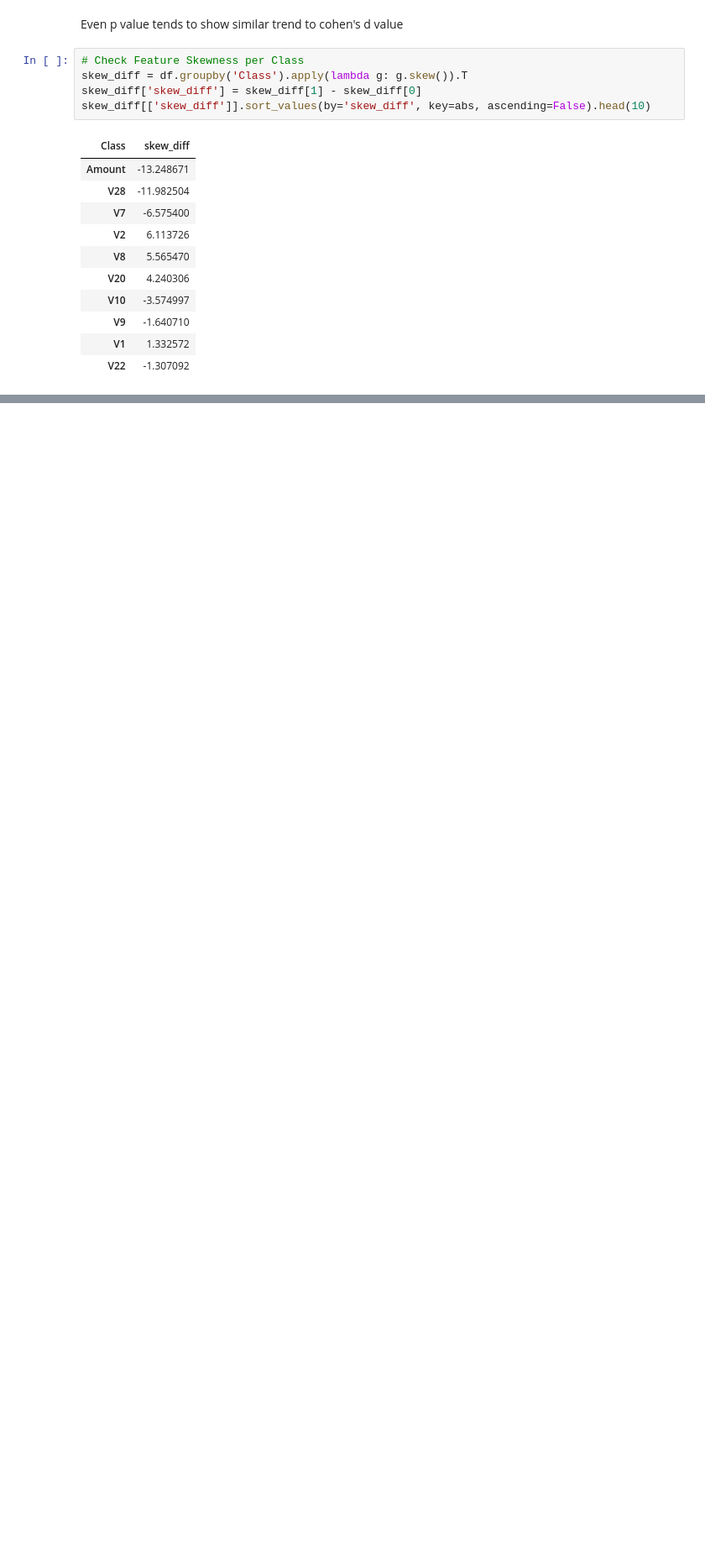
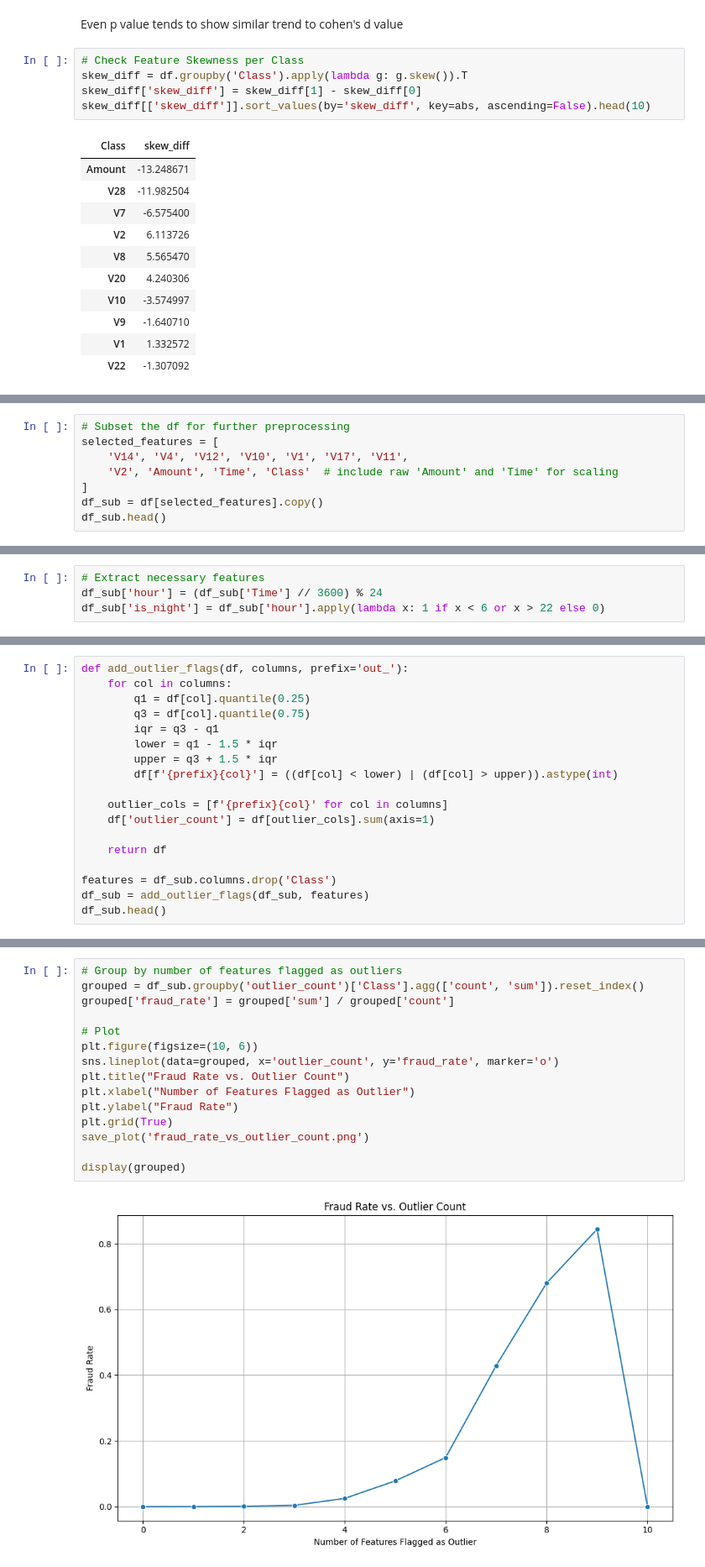
Before and after one commit to stevokwon/aws-fraud-detection, a Jupyter notebook: notebooks/01_eda.ipynb, the cells around one changed output, grey strips where cells are left out. Shown at 84% size. Drawn from its saved outputs; the diff is of its cells as text; blank space fills up the shorter version.

```diff
--- a/notebooks/01_eda.ipynb
+++ b/notebooks/01_eda.ipynb
@@ -340,0 +393,8 @@ skew_diff[['skew_diff']].sort_values(by='skew_diff', key=abs, ascending=False).h
+# %%
+# Subset the df for further preprocessing
+selected_features = [
+    'V14', 'V4', 'V12', 'V10', 'V1', 'V17', 'V11',
+    'V2', 'Amount', 'Time', 'Class'  # include raw 'Amount' and 'Time' for scaling
+]
+df_sub = df[selected_features].copy()
+df_sub.head()
@@ -340,0 +408,4 @@ skew_diff[['skew_diff']].sort_values(by='skew_diff', key=abs, ascending=False).h
+# %%
+# Extract necessary features
+df_sub['hour'] = (df_sub['Time'] // 3600) % 24
+df_sub['is_night'] = df_sub['hour'].apply(lambda x: 1 if x < 6 or x > 22 else 0)
@@ -340,0 +444,18 @@ skew_diff[['skew_diff']].sort_values(by='skew_diff', key=abs, ascending=False).h
+# %%
+def add_outlier_flags(df, columns, prefix='out_'):
+    for col in columns:
+        q1 = df[col].quantile(0.25)
+        q3 = df[col].quantile(0.75)
+        iqr = q3 - q1
+        lower = q1 - 1.5 * iqr
+        upper = q3 + 1.5 * iqr
+        df[f'{prefix}{col}'] = ((df[col] < lower) | (df[col] > upper)).astype(int)
+
+    outlier_cols = [f'{prefix}{col}' for col in columns]
+    df['outlier_count'] = df[outlier_cols].sum(axis=1)
+
+    return df
+
+features = df_sub.columns.drop('Class')
+df_sub = add_outlier_flags(df_sub, features)
+df_sub.head()
@@ -340,0 +477,17 @@ skew_diff[['skew_diff']].sort_values(by='skew_diff', key=abs, ascending=False).h
+# %%
+# Group by number of features flagged as outliers
+grouped = df_sub.groupby('outlier_count')['Class'].agg(['count', 'sum']).reset_index()
+grouped['fraud_rate'] = grouped['sum'] / grouped['count']
+
+# Plot
+plt.figure(figsize=(10, 6))
+sns.lineplot(data=grouped, x='outlier_count', y='fraud_rate', marker='o')
+plt.title("Fraud Rate vs. Outlier Count")
+plt.xlabel("Number of Features Flagged as Outlier")
+plt.ylabel("Fraud Rate")
+plt.grid(True)
+save_plot('fraud_rate_vs_outlier_count.png')
+
+display(grouped)
+# %% [output]
+[figure, added]
```
Also changed, not shown: parts of 18 cells of this notebook, 4 other files.
